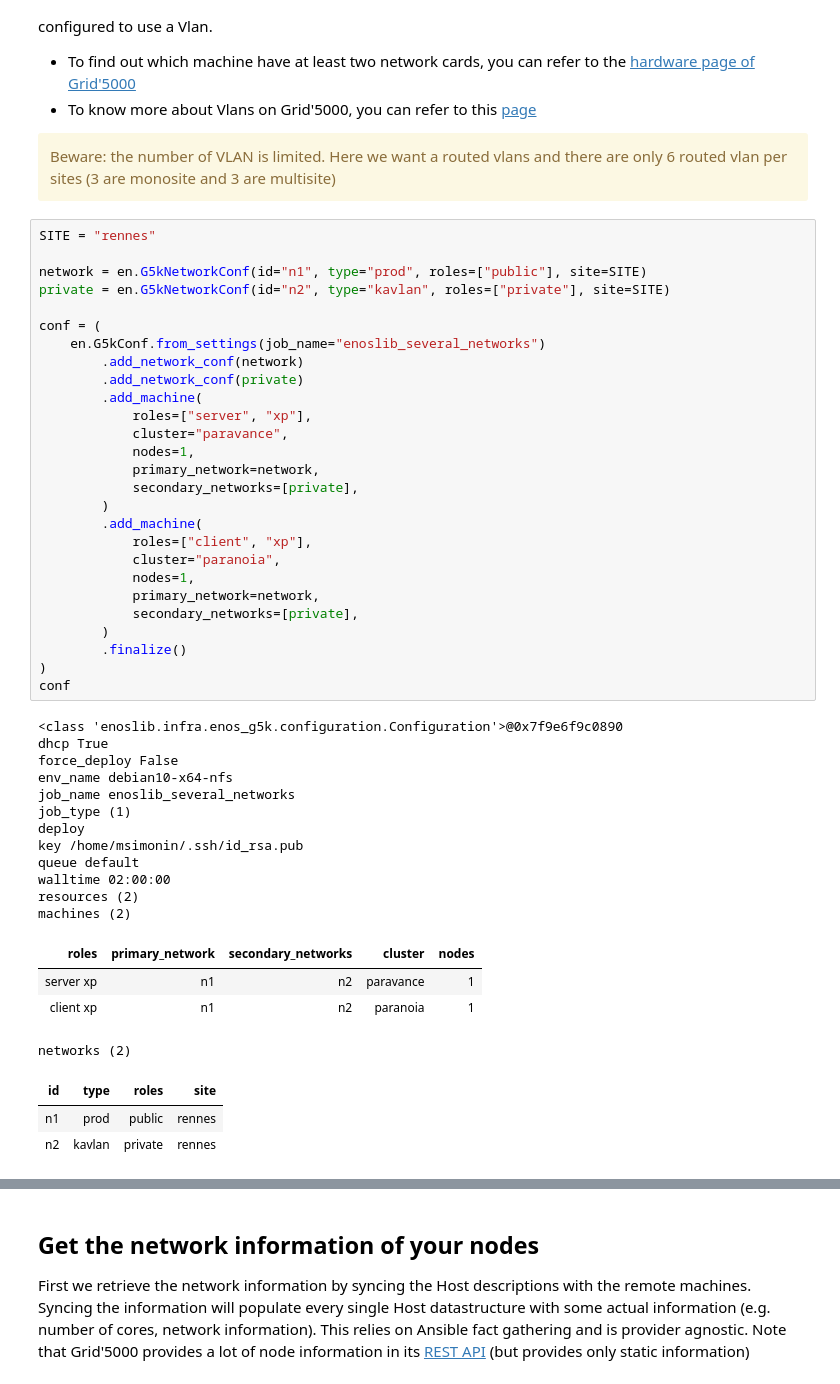
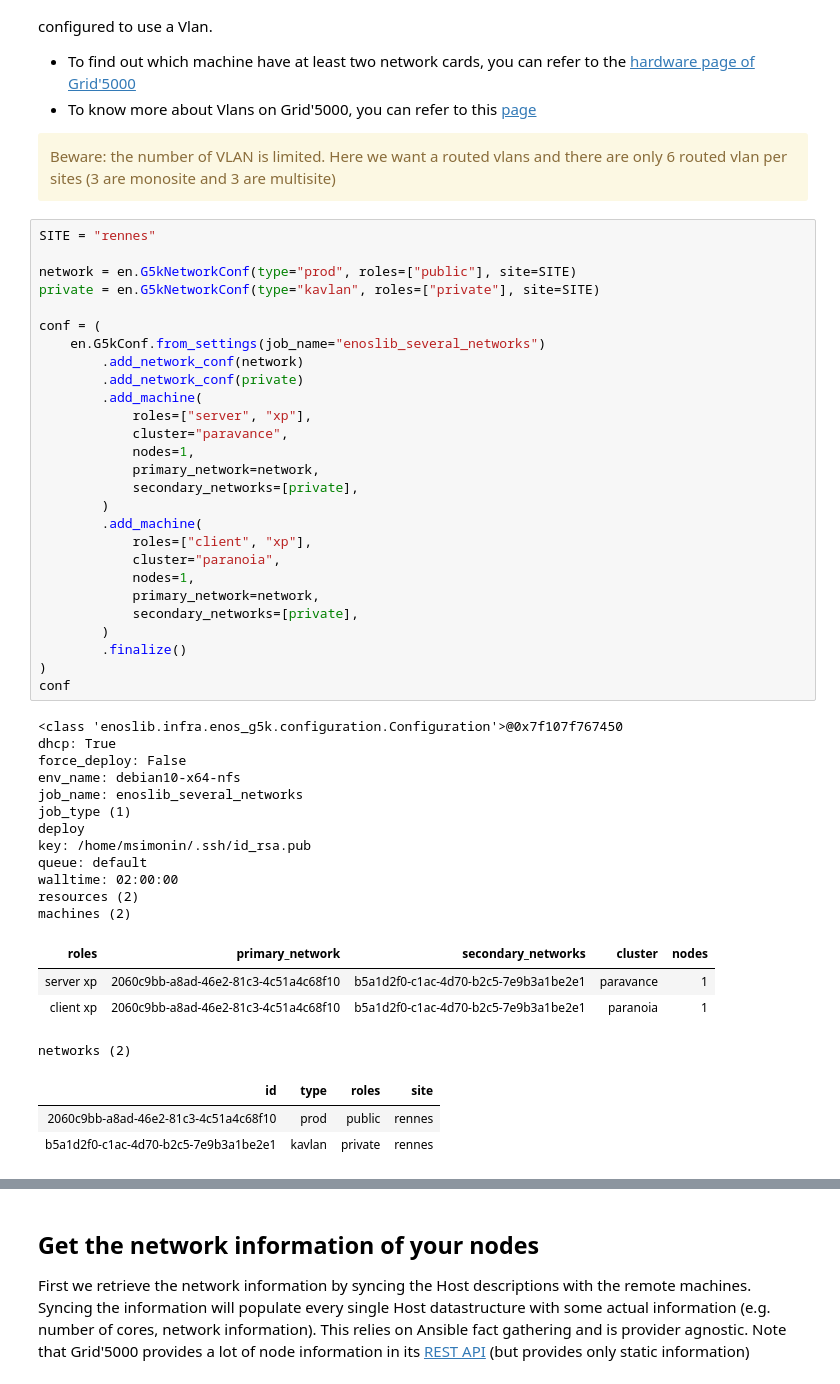
Before and after one commit to BeyondTheClouds/enoslib, a Jupyter notebook: docs/jupyter/03_using_several_networks.ipynb, the cells around one changed output, grey strips where cells are left out. Cells and saved outputs as stored; diff of their text form.

```diff
--- a/docs/jupyter/03_using_several_networks.ipynb
+++ b/docs/jupyter/03_using_several_networks.ipynb
@@ -34,50 +34,50 @@ Beware: the number of VLAN is limited. Here we want a routed vlans and there are
 # %%
 SITE = "rennes"
 
-network = en.G5kNetworkConf(id="n1", type="prod", roles=["public"], site=SITE)
-private = en.G5kNetworkConf(id="n2", type="kavlan", roles=["private"], site=SITE)
+network = en.G5kNetworkConf(type="prod", roles=["public"], site=SITE)
+private = en.G5kNetworkConf(type="kavlan", roles=["private"], site=SITE)
 
 conf = (
     en.G5kConf.from_settings(job_name="enoslib_several_networks")
         .add_network_conf(network)
         .add_network_conf(private)
         .add_machine(
             roles=["server", "xp"],
             cluster="paravance",
             nodes=1,
             primary_network=network,
             secondary_networks=[private],
         )
         .add_machine(
             roles=["client", "xp"],
             cluster="paranoia",
             nodes=1,
             primary_network=network,
             secondary_networks=[private],
         )
         .finalize()
 )
 conf
 # %% [output]
-<class 'enoslib.infra.enos_g5k.configuration.Configuration'>@0x7f9e6f9c0890
-dhcp True
-force_deploy False
-env_name debian10-x64-nfs
-job_name enoslib_several_networks
+<class 'enoslib.infra.enos_g5k.configuration.Configuration'>@0x7f107f767450
+dhcp: True
+force_deploy: False
+env_name: debian10-x64-nfs
+job_name: enoslib_several_networks
 job_type (1)
 deploy
-key /home/msimonin/.ssh/id_rsa.pub
-queue default
-walltime 02:00:00
+key: /home/msimonin/.ssh/id_rsa.pub
+queue: default
+walltime: 02:00:00
 resources (2)
 machines (2)
 | roles | primary_network | secondary_networks | cluster | nodes |
-| server xp | n1 | n2 | paravance | 1 |
-| client xp | n1 | n2 | paranoia | 1 |
+| server xp | 2060c9bb-a8ad-46e2-81c3-4c51a4c68f10 | b5a1d2f0-c1ac-4d70-b2c5-7e9b3a1be2e1 | paravance | 1 |
+| client xp | 2060c9bb-a8ad-46e2-81c3-4c51a4c68f10 | b5a1d2f0-c1ac-4d70-b2c5-7e9b3a1be2e1 | paranoia | 1 |
 networks (2)
 | id | type | roles | site |
-| n1 | prod | public | rennes |
-| n2 | kavlan | private | rennes |
+| 2060c9bb-a8ad-46e2-81c3-4c51a4c68f10 | prod | public | rennes |
+| b5a1d2f0-c1ac-4d70-b2c5-7e9b3a1be2e1 | kavlan | private | rennes |
 # %%
 provider = en.G5k(conf)
 roles, networks = provider.init()
```
Also changed, not shown: parts of 21 cells of this notebook, 4 other files.
